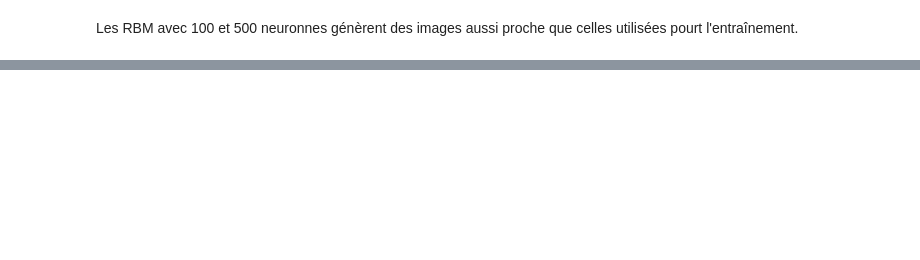
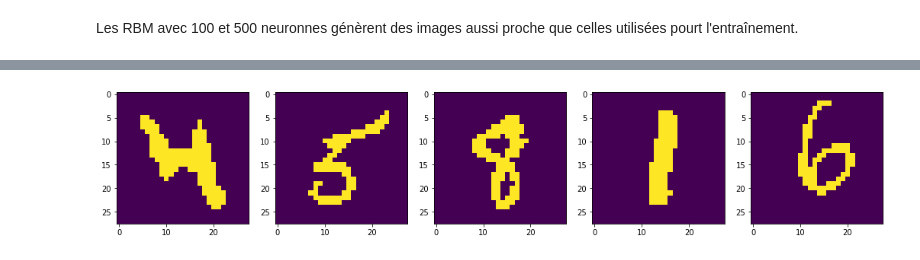
Before and after one commit to gasbas/DeepLearning2, a Jupyter notebook: Experiments.ipynb, the cells around one changed output, grey strips where cells are left out. Saved outputs shown, nothing was run; the diff lists cells and outputs as text; code cells hidden in the pictures; blank space fills up the shorter version.

```diff
--- a/Experiments.ipynb
+++ b/Experiments.ipynb
@@ -195,0 +102,29 @@ x = torch.randn(p).to(pretrained_DNN[0].W.device)
+# %%
+
+p = X.size(1) #Nombre de pixels
+qs = [100,500] #Test de différents nombres de neuronnes dans la couche cachée
+n_layers = [2,5]
+batch_size = 10 #Le nombre de données par batch
+lr = 0.1 #Le pas dans la gradient ascent
+epochs = 1000 #Le nombre d'itérations (nombre de fois que le modèle voit toutes les données)
+n_images = 2 #Nombre d'images à générer une fois la RBM entrainée
+gibbs_iter = 1000 #Nombre d'itération dans le gibbs sampler pour générer une image
+
+images_DBN = []
+times_DBN = []
+
+for q in qs :
+    for n in n_layers :
+        t0 = time()
+        print(f'DBN avec {n} couches de {q} neuronnes')
+        sizes = [(X.size(1), q)]
+        for j in range(n) :
+            sizes.append((q, q))
+        DNN = init_DNN(len(sizes), sizes, device)
+        trained_DNN = pretrain_DNN(
+             X, DNN, epochs, lr, batch_size
+         )
+        gen_images = generer_image_DBN(trained_DNN, gibbs_iter, n_images, plot = False)
+        print('')
+        times_DBN.append(time()-t0)
+        images_DBN.append(gen_images)
@@ -195,0 +208,9 @@ x = torch.randn(p).to(pretrained_DNN[0].W.device)
+# %%
+X_train, y_train, X_val, y_val, X_test, y_test = lire_mnist(device = device, val_size = 0)
+# %%
+fig, ax = plt.subplots(ncols = 5, nrows = 1, figsize = (18,12))
+
+for j in range(5) :
+    ax[j].imshow(X_train[np.random.randint(X_train.size(0))].reshape(28,28).cpu().numpy())
+# %% [output]
+[figure, added]
```
Also changed, not shown: parts of 35 cells of this notebook, 12 other files.
